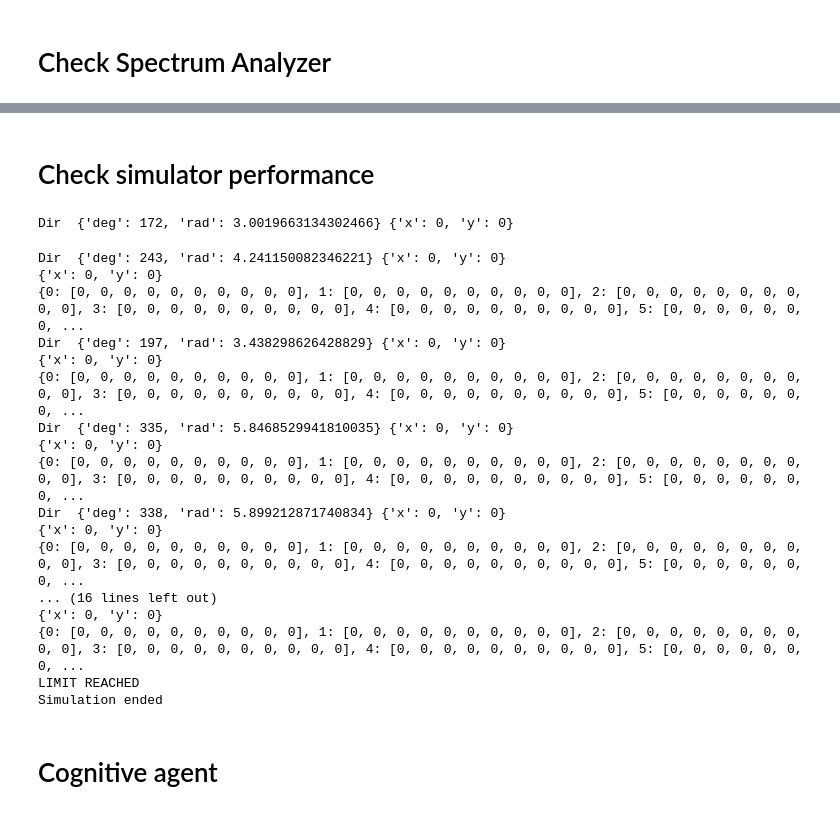
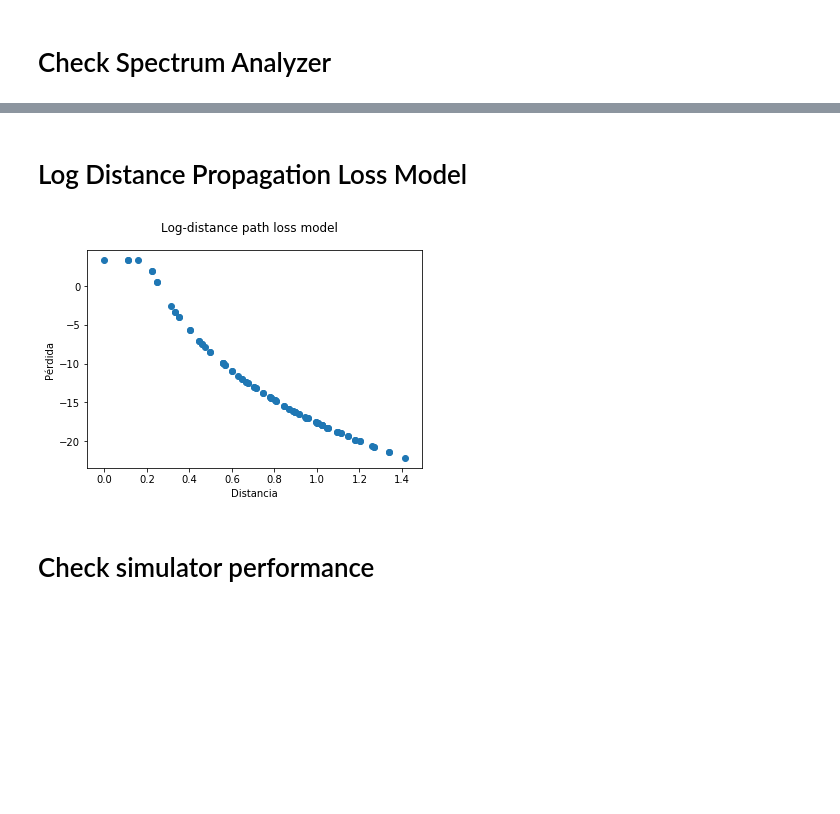
Before and after one commit to fstovarr/stochastic-models, a Jupyter notebook: graphs-project/graph.ipynb, the cells around one changed output, grey strips where cells are left out. Cells and saved outputs as stored; diff of their text form; code cells hidden in the pictures; blank space fills up the shorter version.

```diff
--- a/graphs-project/graph.ipynb
+++ b/graphs-project/graph.ipynb
@@ -111,2 +118,4 @@ Overlapping in dummy agent: 0
 Overlapping in naive agent: 0
 Overlapping in dsatur agent: 0
+# %% [markdown]
+# Log Distance Propagation Loss Model
@@ -113,29 +124,15 @@ Overlapping in dsatur agent: 0
+# %%
+data = [[GraphHelper.calc_distance({'x': 0, 'y': 0}, {'x': x, 'y': y}), PropagationModel.log(GraphHelper.calc_distance({'x': 0, 'y': 0}, {'x': x, 'y': y}), 50, 11e8, reference_distance=0.2)] for x in np.linspace(0, 1, 10) for y in np.linspace(0, 1, 10) ]
+# %%
+%matplotlib inline
+import matplotlib.pyplot as plt
+s = np.array(data)
+plt.scatter(s[:,0], s[:,1])
+plt.suptitle("Log-distance path loss model")
+plt.xlabel("Distancia")
+plt.ylabel("Pérdida")
+plt.show()
+# %% [output]
+[figure, added]
 # %% [markdown]
 # Check simulator performance
-# %%
-sys = System()
-env = Environment.create(sys, 'naive', limit_time=10)
-# %% [output]
-Dir  {'deg': 172, 'rad': 3.0019663134302466} {'x': 0, 'y': 0}
-# %%
-env.start()
-# %% [output]
-Dir  {'deg': 243, 'rad': 4.241150082346221} {'x': 0, 'y': 0}
-{'x': 0, 'y': 0}
-{0: [0, 0, 0, 0, 0, 0, 0, 0, 0, 0], 1: [0, 0, 0, 0, 0, 0, 0, 0, 0, 0], 2: [0, 0, 0, 0, 0, 0, 0, 0, 0, 0], 3: [0, 0, 0, 0, 0, 0, 0, 0, 0, 0], 4: [0, 0, 0, 0, 0, 0, 0, 0, 0, 0], 5: [0, 0, 0, 0, 0, 0, 0, ...
-Dir  {'deg': 197, 'rad': 3.438298626428829} {'x': 0, 'y': 0}
-{'x': 0, 'y': 0}
-{0: [0, 0, 0, 0, 0, 0, 0, 0, 0, 0], 1: [0, 0, 0, 0, 0, 0, 0, 0, 0, 0], 2: [0, 0, 0, 0, 0, 0, 0, 0, 0, 0], 3: [0, 0, 0, 0, 0, 0, 0, 0, 0, 0], 4: [0, 0, 0, 0, 0, 0, 0, 0, 0, 0], 5: [0, 0, 0, 0, 0, 0, 0, ...
-Dir  {'deg': 335, 'rad': 5.8468529941810035} {'x': 0, 'y': 0}
-{'x': 0, 'y': 0}
-{0: [0, 0, 0, 0, 0, 0, 0, 0, 0, 0], 1: [0, 0, 0, 0, 0, 0, 0, 0, 0, 0], 2: [0, 0, 0, 0, 0, 0, 0, 0, 0, 0], 3: [0, 0, 0, 0, 0, 0, 0, 0, 0, 0], 4: [0, 0, 0, 0, 0, 0, 0, 0, 0, 0], 5: [0, 0, 0, 0, 0, 0, 0, ...
-Dir  {'deg': 338, 'rad': 5.899212871740834} {'x': 0, 'y': 0}
-{'x': 0, 'y': 0}
-{0: [0, 0, 0, 0, 0, 0, 0, 0, 0, 0], 1: [0, 0, 0, 0, 0, 0, 0, 0, 0, 0], 2: [0, 0, 0, 0, 0, 0, 0, 0, 0, 0], 3: [0, 0, 0, 0, 0, 0, 0, 0, 0, 0], 4: [0, 0, 0, 0, 0, 0, 0, 0, 0, 0], 5: [0, 0, 0, 0, 0, 0, 0, ...
-... (16 lines left out)
-{'x': 0, 'y': 0}
-{0: [0, 0, 0, 0, 0, 0, 0, 0, 0, 0], 1: [0, 0, 0, 0, 0, 0, 0, 0, 0, 0], 2: [0, 0, 0, 0, 0, 0, 0, 0, 0, 0], 3: [0, 0, 0, 0, 0, 0, 0, 0, 0, 0], 4: [0, 0, 0, 0, 0, 0, 0, 0, 0, 0], 5: [0, 0, 0, 0, 0, 0, 0, ...
-LIMIT REACHED
-Simulation ended
-# %% [markdown]
-# Cognitive agent
```
Also changed, not shown: parts of 20 cells of this notebook, 7 other files.
